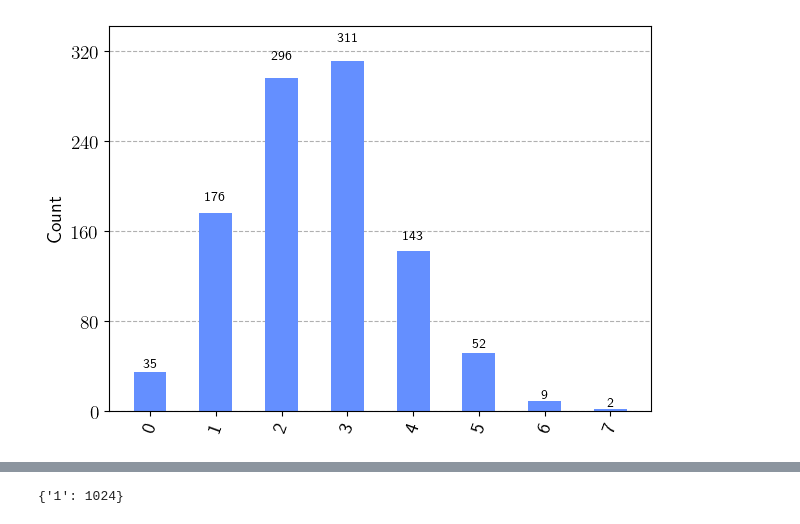
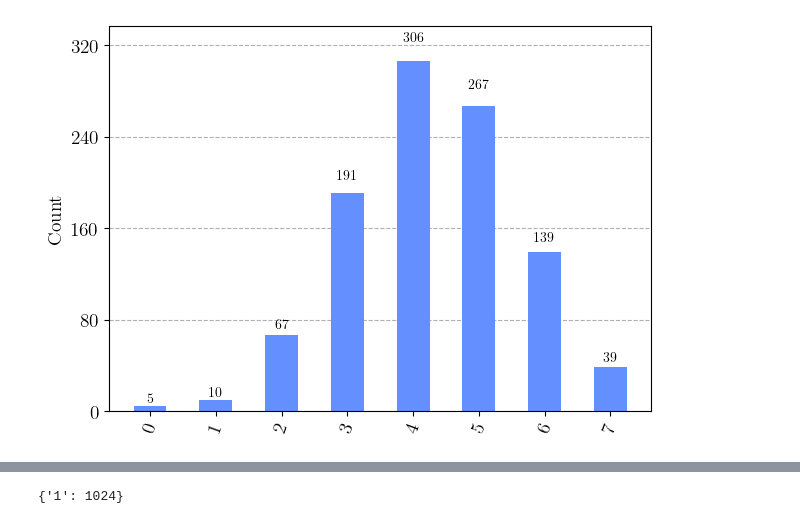
Before and after one commit to C2QA/bosonic-qiskit, a Jupyter notebook: tutorials/bosonic-kitten-code/bosonic-kitten-code.ipynb, the cells around one changed output, grey strips where cells are left out. Cells and saved outputs as stored; diff of their text form; code cells hidden in the pictures.

```diff
--- a/tutorials/bosonic-kitten-code/bosonic-kitten-code.ipynb
+++ b/tutorials/bosonic-kitten-code/bosonic-kitten-code.ipynb
@@ -65,36 +74,36 @@ We can implement amplitude damping via the _cv_delay()_ gate. Since _cv_delay()_
 # %%
 ## Demonstration of amplitude damping circuit
 # Define how many qumodes we want, and how many qubits we should use to represent each. Our basis will consist of Fock states |0> to |7>
 num_qumodes = 1
 num_qubits_per_qumode = 3 # The photon number which the Hilbert space truncates at is 2 ** num_qubits_per_qumode = 8
 
 # Create circuit
 qmr = c2qa.QumodeRegister(num_qumodes, num_qubits_per_qumode)
 cr = ClassicalRegister(num_qumodes * num_qubits_per_qumode)
 circ = c2qa.CVCircuit(qmr, cr)
 
 # To illustrate photon loss, first initialize the qumode in Fock state |7>
 circ.cv_initialize(7, qmr[0])
 
 # Now apply a delay gate and specify gate duration and units
-gate_duration = 100
-time_unit = "ns"
+gate_duration = 1
+time_unit = "ms"
 circ.cv_delay(duration=gate_duration, qumode=qmr[0], unit=time_unit)
 
 # Now set a loss rate -- make it large enough such that we can actually see the loss
-photon_loss_rate = 0.01 # This is a loss rate in units of 1/ns
+photon_loss_rate = 0.5 # This is a loss rate in units of 1/ms
 noise_pass = c2qa.kraus.PhotonLossNoisePass(photon_loss_rates=photon_loss_rate, circuit=circ, time_unit=time_unit)
 
 # To see the loss, we can make a measurement on the qumode and visualise counts with a histogram
 circ.cv_measure(qmr[0], cr)
 
 # Use noise pass with simulate
 _, _, counts = c2qa.util.simulate(circ, noise_passes=noise_pass)
 
 # Visualise photon loss using a histogram
 visualization.plot_histogram(counts)
 # %% [output]
-[figure, old version]
+[figure, new version]
 # %% [markdown]
 ## Implementation of Photon Number Parity Operator
 
```
Also changed, not shown: parts of 27 cells of this notebook, 4 other files.
